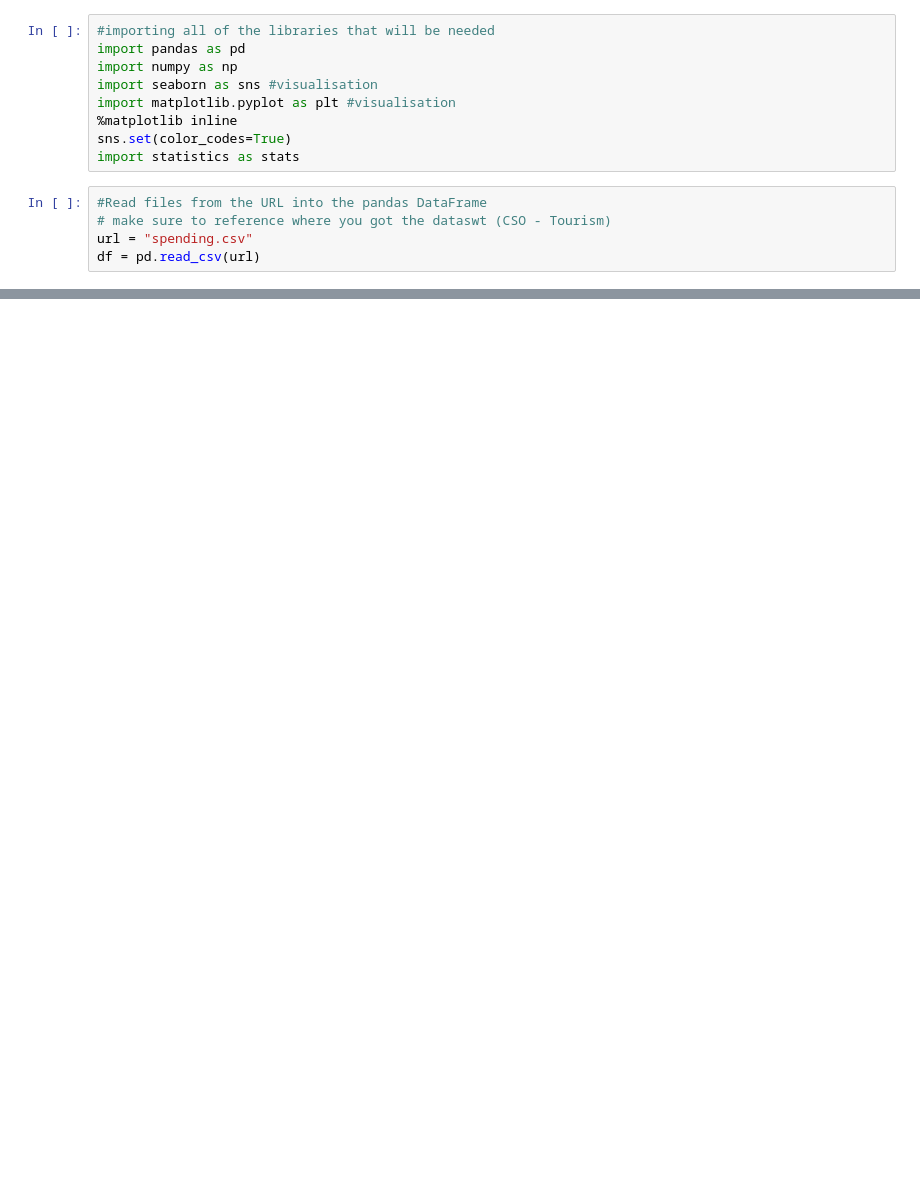
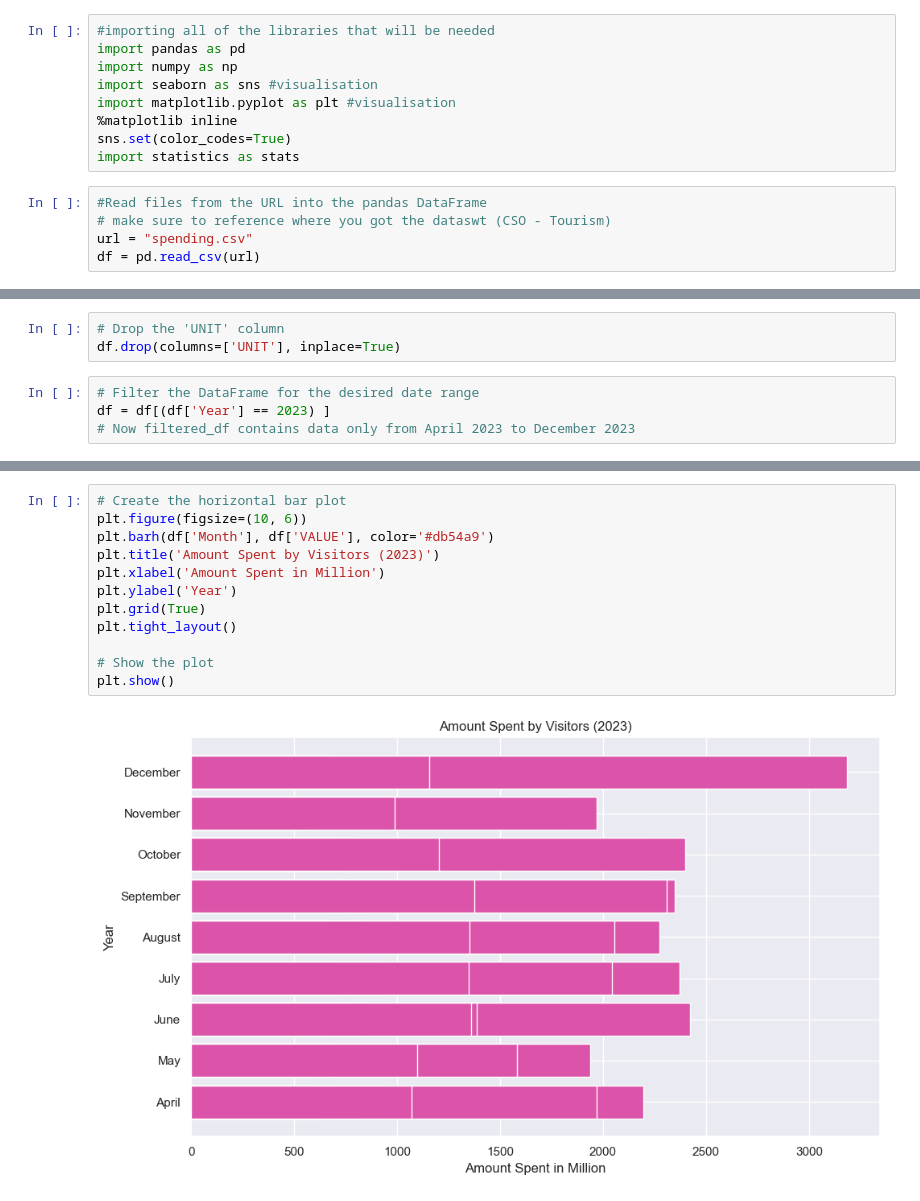
Before and after one commit to CoreyLouiseHughes/CA1_Part2, a Jupyter notebook: Tourism CA1 Part 2 .ipynb, the cells around one changed output, grey strips where cells are left out. Saved outputs shown, nothing was run; the diff lists cells and outputs as text; blank space fills up the shorter version.

Commit message:
Working on visulisation
Graphing out some data to see how much was spent during each month of 2023 april-december. And where each country spends their money 'expenditure type'

```diff
--- a/Tourism CA1 Part 2 .ipynb
+++ b/Tourism CA1 Part 2 .ipynb
@@ -23,0 +33,7 @@ df.head()
+# %%
+# Drop the 'UNIT' column
+df.drop(columns=['UNIT'], inplace=True)
+# %%
+# Filter the DataFrame for the desired date range
+df = df[(df['Year'] == 2023) ]
+# Now filtered_df contains data only from April 2023 to December 2023
@@ -23,0 +92,14 @@ df.head()
+# %%
+# Create the horizontal bar plot
+plt.figure(figsize=(10, 6))
+plt.barh(df['Month'], df['VALUE'], color='#db54a9')
+plt.title('Amount Spent by Visitors (2023)')
+plt.xlabel('Amount Spent in Million')
+plt.ylabel('Year')
+plt.grid(True)
+plt.tight_layout()
+
+# Show the plot
+plt.show()
+# %% [output]
+[figure, added]
```
Also changed, not shown: parts of 8 cells of this notebook.
